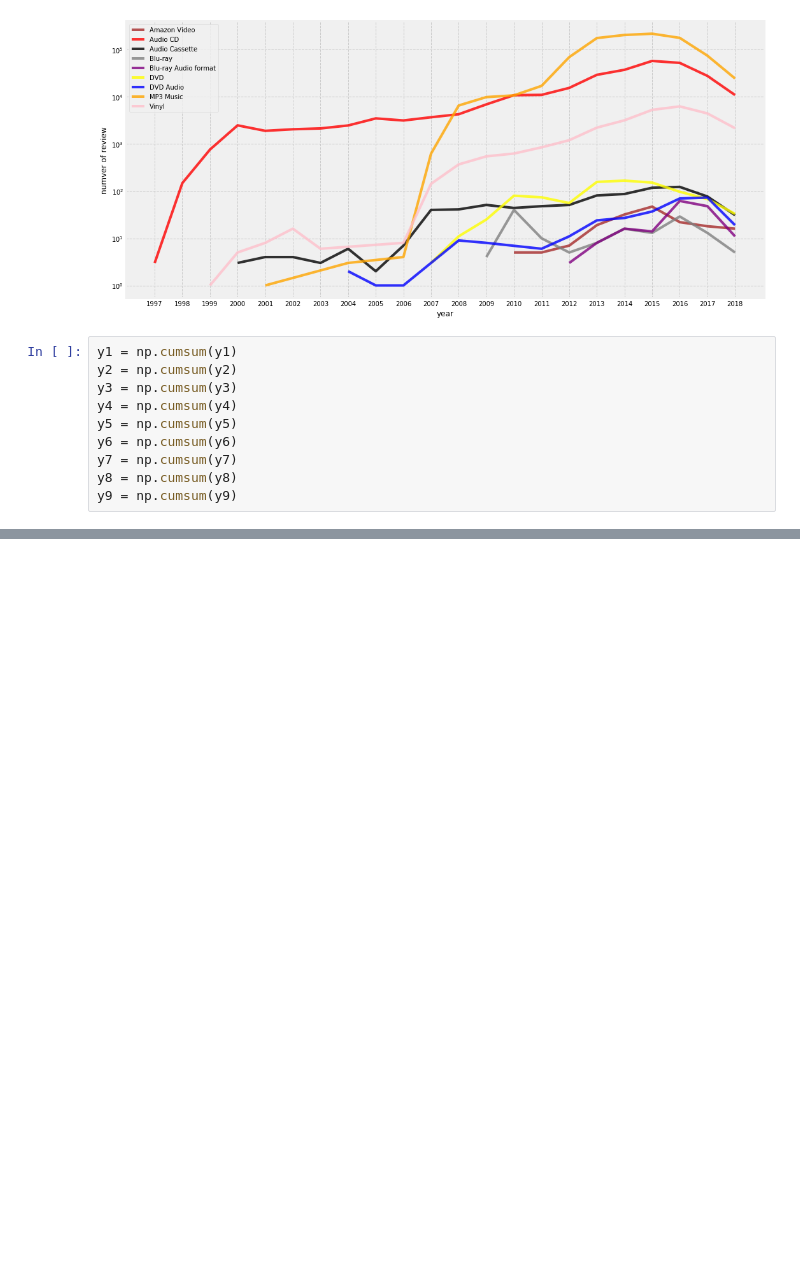
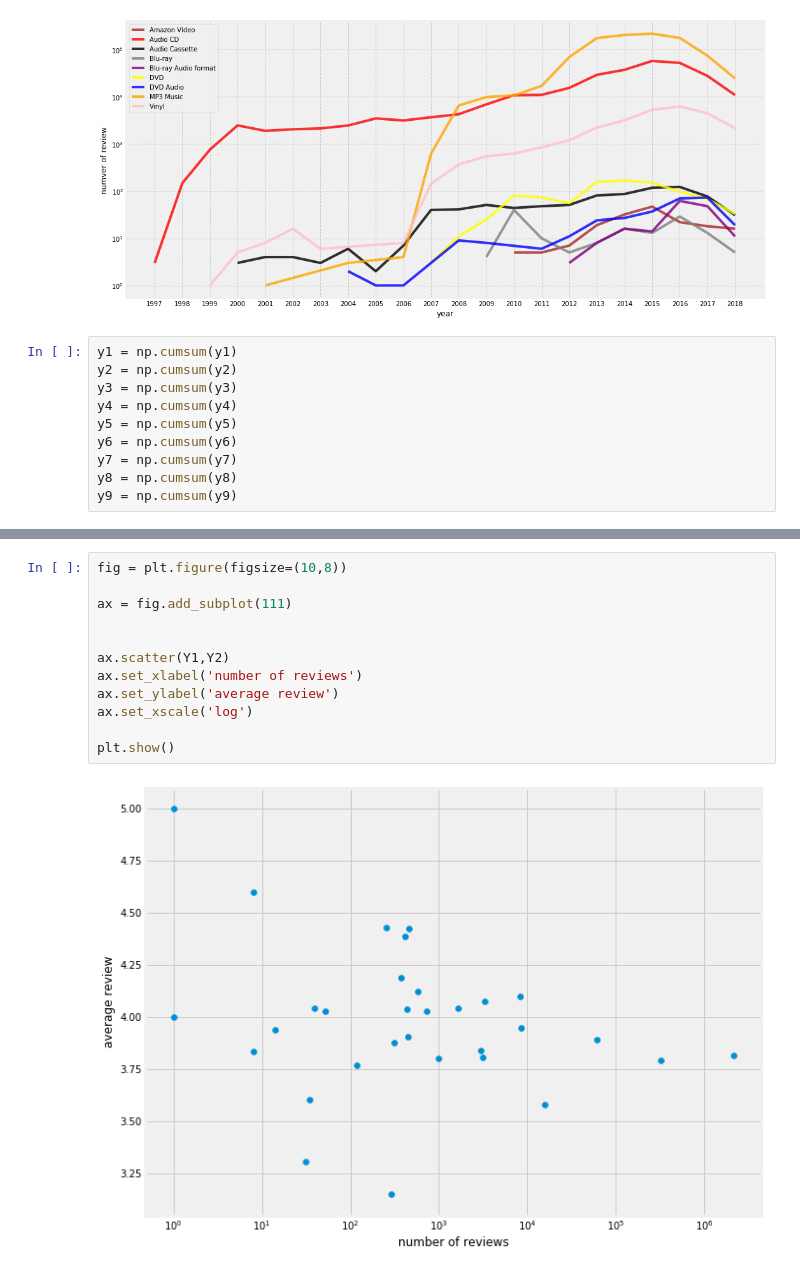
Before and after one commit to smartiiv/data_viz, a Jupyter notebook: Midtermproject.ipynb, the cells around one changed output, grey strips where cells are left out. Drawn from its saved outputs; the diff is of its cells as text; blank space fills up the shorter version.

```diff
--- a/Midtermproject.ipynb
+++ b/Midtermproject.ipynb
@@ -343,0 +556,14 @@ Metadata.head()
+# %%
+fig = plt.figure(figsize=(10,8))
+
+ax = fig.add_subplot(111)
+
+
+ax.scatter(Y1,Y2)
+ax.set_xlabel('number of reviews')
+ax.set_ylabel('average review')
+ax.set_xscale('log')
+
+plt.show()
+# %% [output]
+[figure, added]
```
Also changed, not shown: parts of 34 cells of this notebook.
